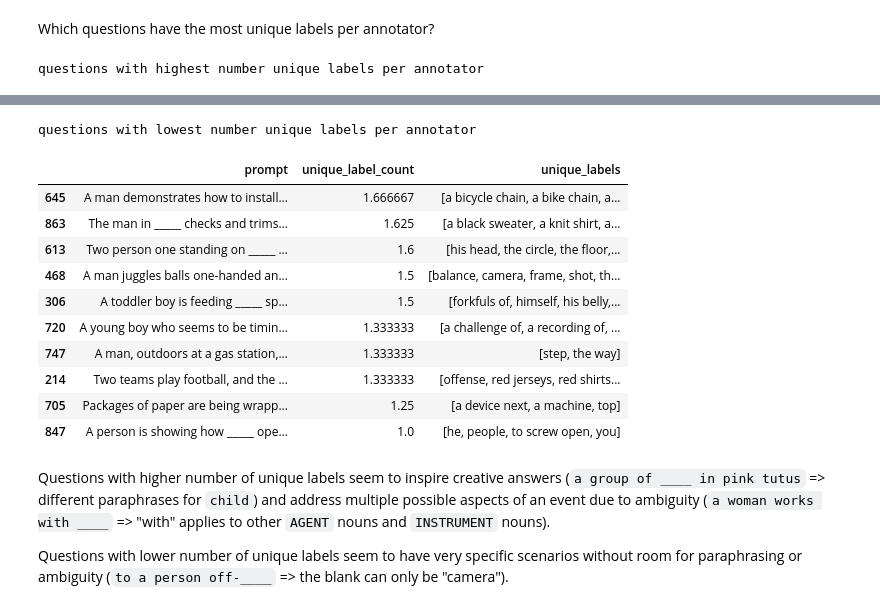
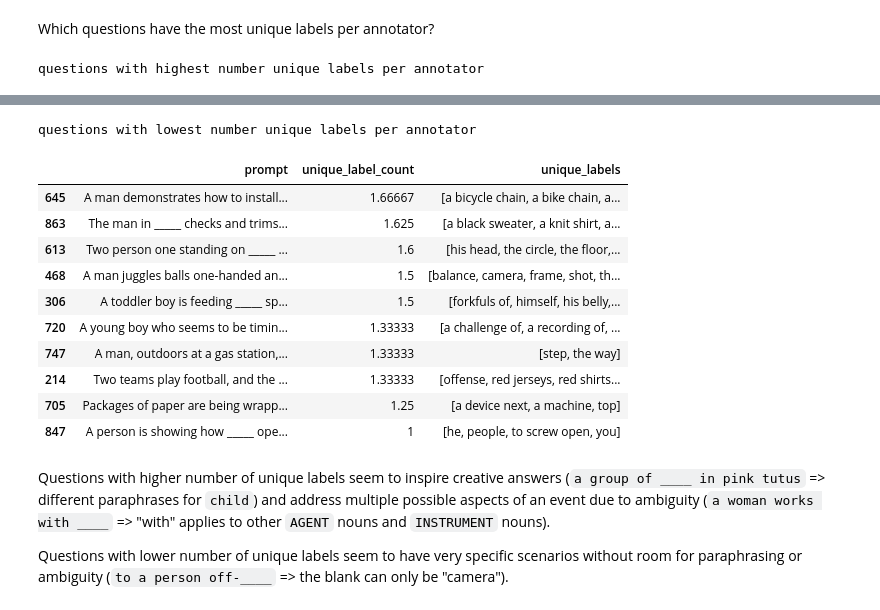
Before and after one commit to MichiganNLP/video-fill-in-the-blank, a Jupyter notebook: notebooks/compute_annotator_statistics.ipynb, the cells around one changed output, grey strips where cells are left out. Cells and saved outputs as stored; diff of their text form; code cells hidden in the pictures.

```diff
--- a/notebooks/compute_annotator_statistics.ipynb
+++ b/notebooks/compute_annotator_statistics.ipynb
@@ -268,10 +279,9 @@ Which questions have the most unique labels per annotator?
 # %%
 pd.set_option('display.max_colwidth', 200)
 question_prompts = list(map(lambda x: x['masked_caption'], valid_annotated_data))
-
 unique_labels_per_question_per_annotator_data = pd.DataFrame([
     question_prompts,
-    unique_labels_per_question_per_annotator,
+    num_unique_labels_per_question_per_annotator,
     unique_labels_per_question,
 ], index=['prompt', 'unique_label_count', 'unique_labels']).transpose()
 unique_labels_per_question_per_annotator_data.sort_values('unique_label_count', inplace=True, ascending=False)
@@ -293,17 +303,17 @@ questions with highest number unique labels per annotator
 | 576 | _____ plays an instrument while w... | 4.2 | [a bald man, a guy, a man, a musi... |
 | 749 | A man standing in front of a micr... | 4.2 | [an harmonica-like instrument, fl... |
 questions with lowest number unique labels per annotator
 |  | prompt | unique_label_count | unique_labels |
-| 645 | A man demonstrates how to install... | 1.666667 | [a bicycle chain, a bike chain, a... |
+| 645 | A man demonstrates how to install... | 1.66667 | [a bicycle chain, a bike chain, a... |
 | 863 | The man in _____ checks and trims... | 1.625 | [a black sweater, a knit shirt, a... |
 | 613 | Two person one standing on _____ ... | 1.6 | [his head, the circle, the floor,... |
 | 468 | A man juggles balls one-handed an... | 1.5 | [balance, camera, frame, shot, th... |
 | 306 | A toddler boy is feeding _____ sp... | 1.5 | [forkfuls of, himself, his belly,... |
-| 720 | A young boy who seems to be timin... | 1.333333 | [a challenge of, a recording of, ... |
-| 747 | A man, outdoors at a gas station,... | 1.333333 | [step, the way] |
-| 214 | Two teams play football, and the ... | 1.333333 | [offense, red jerseys, red shirts... |
+| 720 | A young boy who seems to be timin... | 1.33333 | [a challenge of, a recording of, ... |
+| 747 | A man, outdoors at a gas station,... | 1.33333 | [step, the way] |
+| 214 | Two teams play football, and the ... | 1.33333 | [offense, red jerseys, red shirts... |
 | 705 | Packages of paper are being wrapp... | 1.25 | [a device next, a machine, top] |
-| 847 | A person is showing how _____ ope... | 1.0 | [he, people, to screw open, you] |
+| 847 | A person is showing how _____ ope... | 1 | [he, people, to screw open, you] |
 # %% [markdown]
 Questions with higher number of unique labels seem to inspire creative answers (`a group of ____ in pink tutus` => different paraphrases for `child`) and address multiple possible aspects of an event due to ambiguity (`a woman works with ____` => "with" applies to other `AGENT` nouns and `INSTRUMENT` nouns).
 
```
Also changed, not shown: parts of 25 cells of this notebook.
